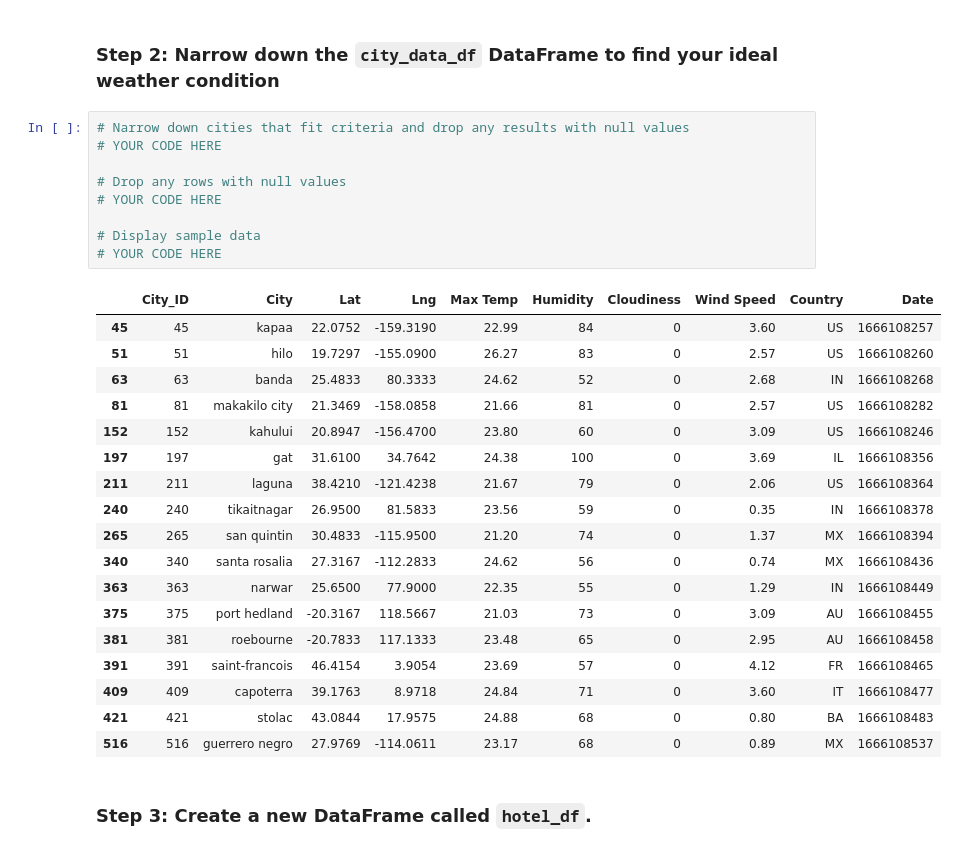
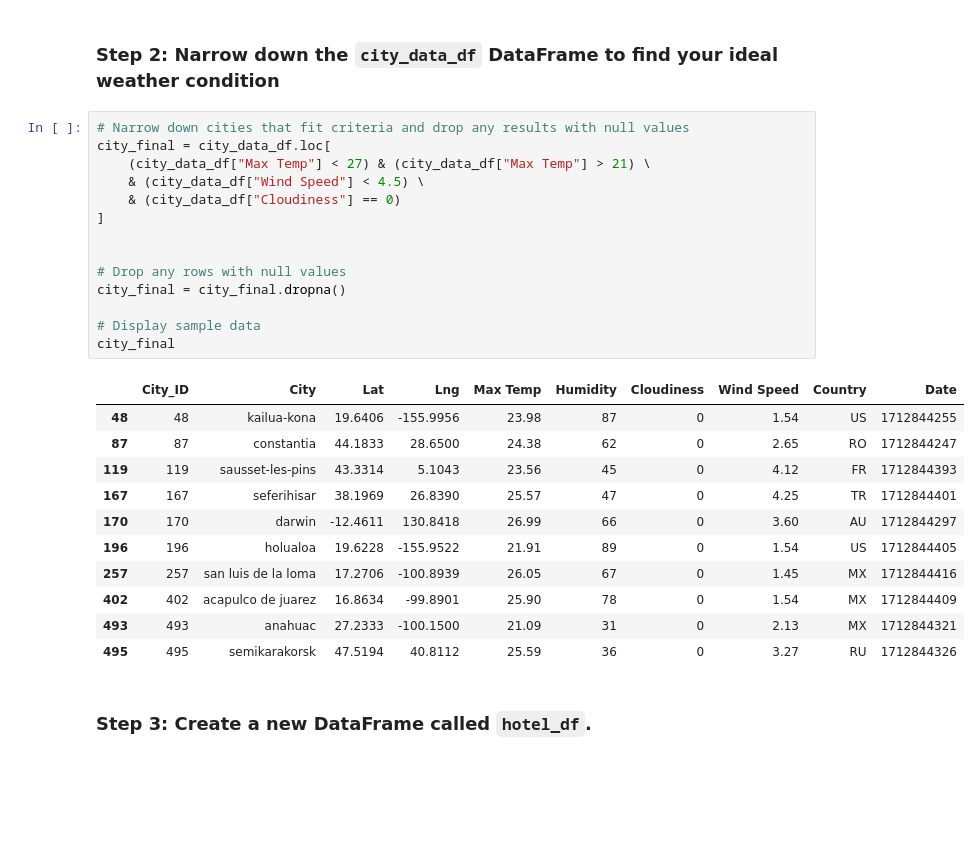
Before and after one commit to Jaywhitt00/python-api-challenge, a Jupyter notebook: VacationPy.ipynb, the cells around one changed output. Saved outputs shown, nothing was run; the diff lists cells and outputs as text; blank space fills up the shorter version.

```diff
--- a/VacationPy.ipynb
+++ b/VacationPy.ipynb
@@ -44,32 +56,30 @@ city_data_df.head()
 ### Step 2: Narrow down the `city_data_df` DataFrame to find your ideal weather condition
 # %%
 # Narrow down cities that fit criteria and drop any results with null values
-# YOUR CODE HERE
+city_final = city_data_df.loc[
+    (city_data_df["Max Temp"] < 27) & (city_data_df["Max Temp"] > 21) \
+    & (city_data_df["Wind Speed"] < 4.5) \
+    & (city_data_df["Cloudiness"] == 0)
+]
+
 
 # Drop any rows with null values
-# YOUR CODE HERE
+city_final = city_final.dropna()
 
 # Display sample data
-# YOUR CODE HERE
+city_final
 # %% [output]
 |  | City_ID | City | Lat | Lng | Max Temp | Humidity | Cloudiness | Wind Speed | Country | Date |
-| 45 | 45 | kapaa | 22.0752 | -159.3190 | 22.99 | 84 | 0 | 3.60 | US | 1666108257 |
-| 51 | 51 | hilo | 19.7297 | -155.0900 | 26.27 | 83 | 0 | 2.57 | US | 1666108260 |
-| 63 | 63 | banda | 25.4833 | 80.3333 | 24.62 | 52 | 0 | 2.68 | IN | 1666108268 |
-| 81 | 81 | makakilo city | 21.3469 | -158.0858 | 21.66 | 81 | 0 | 2.57 | US | 1666108282 |
-| 152 | 152 | kahului | 20.8947 | -156.4700 | 23.80 | 60 | 0 | 3.09 | US | 1666108246 |
-| 197 | 197 | gat | 31.6100 | 34.7642 | 24.38 | 100 | 0 | 3.69 | IL | 1666108356 |
-| 211 | 211 | laguna | 38.4210 | -121.4238 | 21.67 | 79 | 0 | 2.06 | US | 1666108364 |
-| 240 | 240 | tikaitnagar | 26.9500 | 81.5833 | 23.56 | 59 | 0 | 0.35 | IN | 1666108378 |
-| 265 | 265 | san quintin | 30.4833 | -115.9500 | 21.20 | 74 | 0 | 1.37 | MX | 1666108394 |
-| 340 | 340 | santa rosalia | 27.3167 | -112.2833 | 24.62 | 56 | 0 | 0.74 | MX | 1666108436 |
-| 363 | 363 | narwar | 25.6500 | 77.9000 | 22.35 | 55 | 0 | 1.29 | IN | 1666108449 |
-| 375 | 375 | port hedland | -20.3167 | 118.5667 | 21.03 | 73 | 0 | 3.09 | AU | 1666108455 |
-| 381 | 381 | roebourne | -20.7833 | 117.1333 | 23.48 | 65 | 0 | 2.95 | AU | 1666108458 |
-| 391 | 391 | saint-francois | 46.4154 | 3.9054 | 23.69 | 57 | 0 | 4.12 | FR | 1666108465 |
-| 409 | 409 | capoterra | 39.1763 | 8.9718 | 24.84 | 71 | 0 | 3.60 | IT | 1666108477 |
-| 421 | 421 | stolac | 43.0844 | 17.9575 | 24.88 | 68 | 0 | 0.80 | BA | 1666108483 |
-| 516 | 516 | guerrero negro | 27.9769 | -114.0611 | 23.17 | 68 | 0 | 0.89 | MX | 1666108537 |
+| 48 | 48 | kailua-kona | 19.6406 | -155.9956 | 23.98 | 87 | 0 | 1.54 | US | 1712844255 |
+| 87 | 87 | constantia | 44.1833 | 28.6500 | 24.38 | 62 | 0 | 2.65 | RO | 1712844247 |
+| 119 | 119 | sausset-les-pins | 43.3314 | 5.1043 | 23.56 | 45 | 0 | 4.12 | FR | 1712844393 |
+| 167 | 167 | seferihisar | 38.1969 | 26.8390 | 25.57 | 47 | 0 | 4.25 | TR | 1712844401 |
+| 170 | 170 | darwin | -12.4611 | 130.8418 | 26.99 | 66 | 0 | 3.60 | AU | 1712844297 |
+| 196 | 196 | holualoa | 19.6228 | -155.9522 | 21.91 | 89 | 0 | 1.54 | US | 1712844405 |
+| 257 | 257 | san luis de la loma | 17.2706 | -100.8939 | 26.05 | 67 | 0 | 1.45 | MX | 1712844416 |
+| 402 | 402 | acapulco de juarez | 16.8634 | -99.8901 | 25.90 | 78 | 0 | 1.54 | MX | 1712844409 |
+| 493 | 493 | anahuac | 27.2333 | -100.1500 | 21.09 | 31 | 0 | 2.13 | MX | 1712844321 |
+| 495 | 495 | semikarakorsk | 47.5194 | 40.8112 | 25.59 | 36 | 0 | 3.27 | RU | 1712844326 |
 # %% [markdown]
 ### Step 3: Create a new DataFrame called `hotel_df`.
 # %%
```
Also changed, not shown: parts of 7 cells of this notebook, 1 other file.
